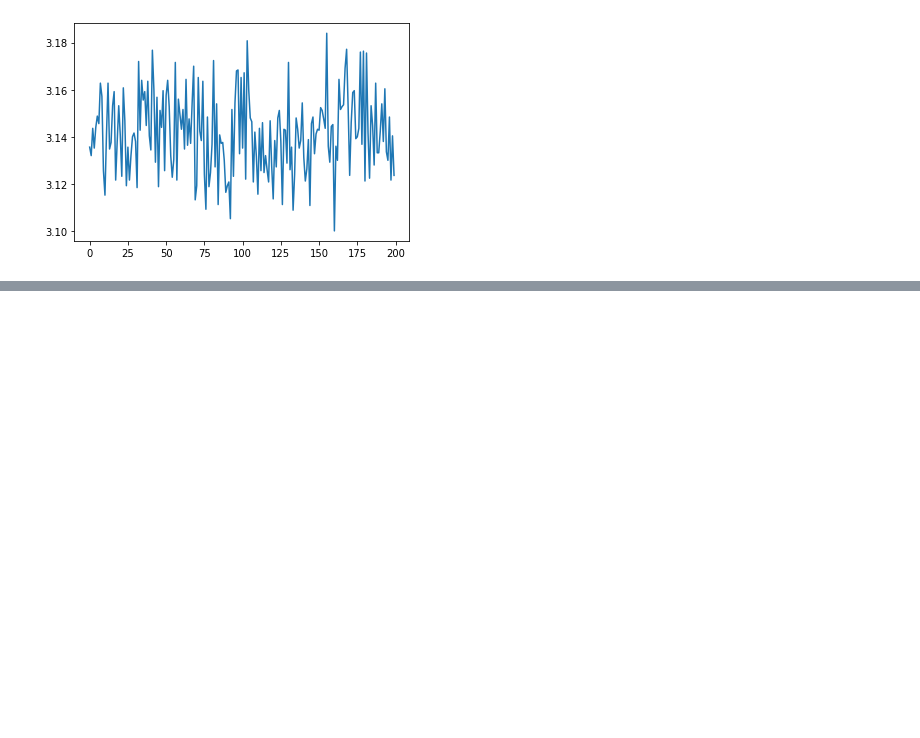
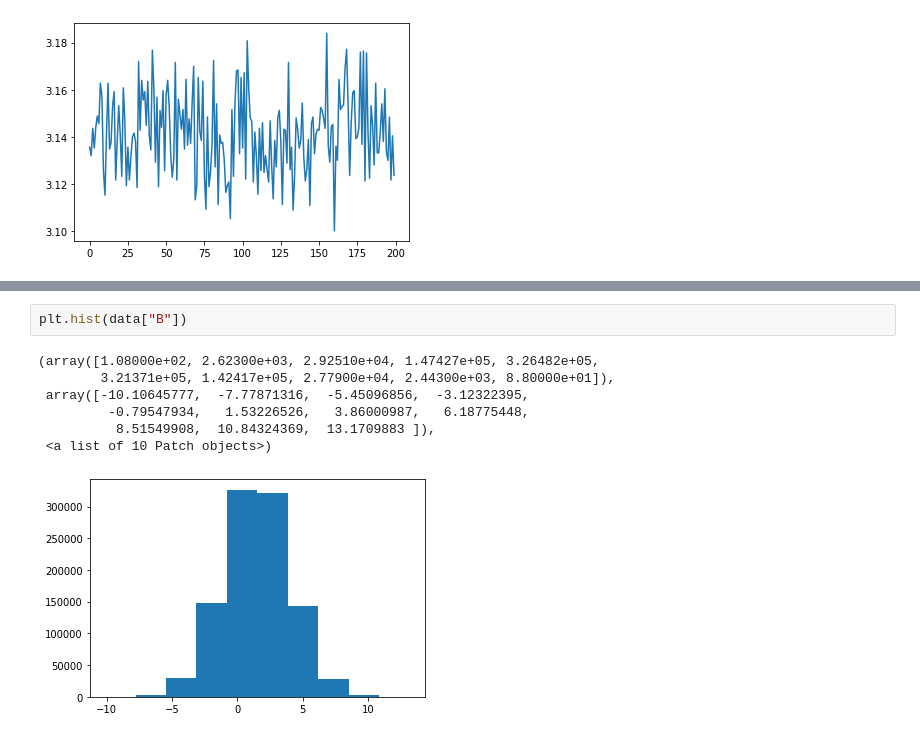
Before and after one commit to garc1a0scar/python-ml-course, a Jupyter notebook: notebooks_OEGG/T2 - 2 - Data Cleaning - Funciones de distribución de probabilidad.ipynb, the cells around one changed output, grey strips where cells are left out. Saved outputs shown, nothing was run; the diff lists cells and outputs as text; blank space fills up the shorter version.

```diff
--- a/notebooks_OEGG/T2 - 2 - Data Cleaning - Funciones de distribución de probabilidad.ipynb
+++ b/notebooks_OEGG/T2 - 2 - Data Cleaning - Funciones de distribución de probabilidad.ipynb
@@ -106,0 +141,10 @@ pi_montecarlo(10000,2000)
+# %%
+plt.hist(data["B"])
+# %% [output]
+(array([1.08000e+02, 2.62300e+03, 2.92510e+04, 1.47427e+05, 3.26482e+05,
+        3.21371e+05, 1.42417e+05, 2.77900e+04, 2.44300e+03, 8.80000e+01]),
+ array([-10.10645777,  -7.77871316,  -5.45096856,  -3.12322395,
+         -0.79547934,   1.53226526,   3.86000987,   6.18775448,
+          8.51549908,  10.84324369,  13.1709883 ]),
+ <a list of 10 Patch objects>)
+[figure, added]
```
Also changed, not shown: parts of 12 cells of this notebook, 1 other file.
